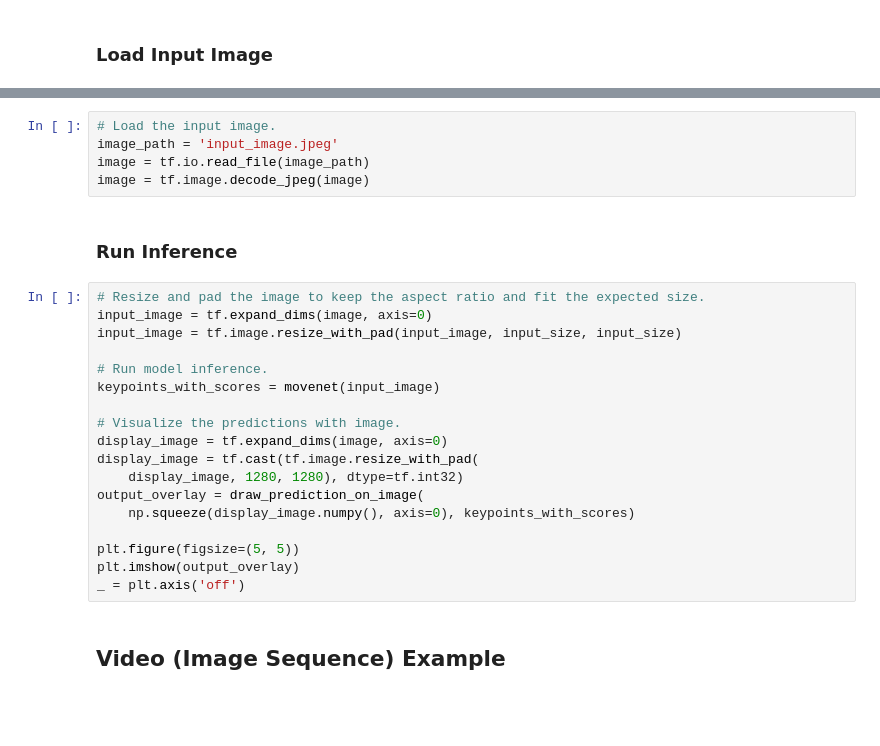
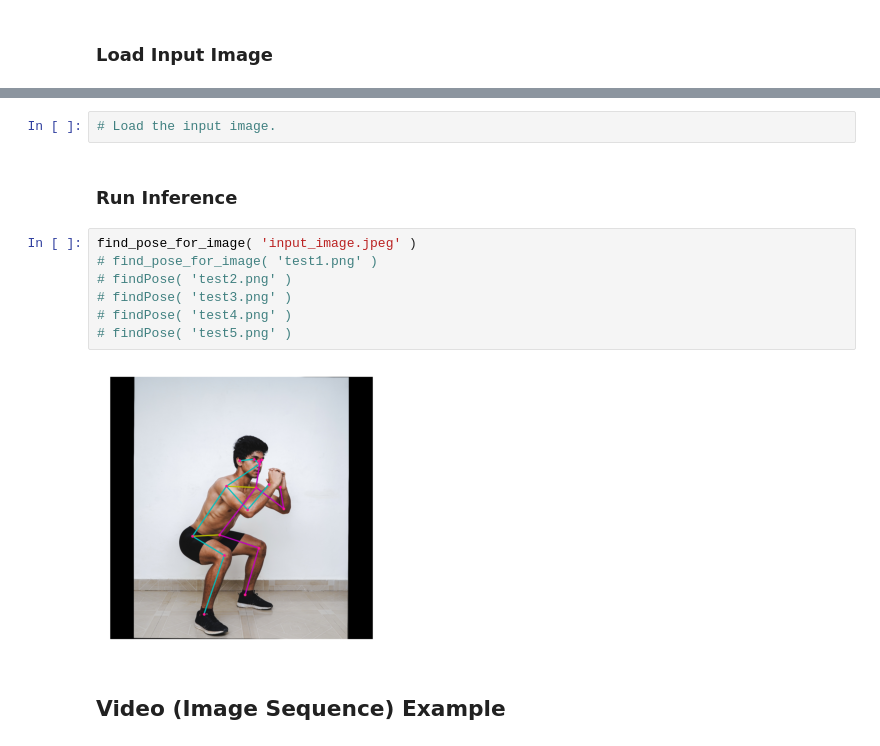
Before and after one commit to shramee/movenet, a Jupyter notebook: work/movenet.ipynb, the cells around one changed output, grey strips where cells are left out. Drawn from its saved outputs; the diff is of its cells as text; blank space fills up the shorter version.

```diff
--- a/work/movenet.ipynb
+++ b/work/movenet.ipynb
@@ -351,28 +327,16 @@ This session demonstrates the minumum working example of running the model on a
-# %%
-# Load the input image.
-image_path = 'input_image.jpeg'
-image = tf.io.read_file(image_path)
-image = tf.image.decode_jpeg(image)
+# %%
+# Load the input image.
 # %% [markdown]
 ### Run Inference
-# %%
-# Resize and pad the image to keep the aspect ratio and fit the expected size.
-input_image = tf.expand_dims(image, axis=0)
-input_image = tf.image.resize_with_pad(input_image, input_size, input_size)
-
-# Run model inference.
-keypoints_with_scores = movenet(input_image)
-
-# Visualize the predictions with image.
-display_image = tf.expand_dims(image, axis=0)
-display_image = tf.cast(tf.image.resize_with_pad(
-    display_image, 1280, 1280), dtype=tf.int32)
-output_overlay = draw_prediction_on_image(
-    np.squeeze(display_image.numpy(), axis=0), keypoints_with_scores)
-
-plt.figure(figsize=(5, 5))
-plt.imshow(output_overlay)
-_ = plt.axis('off')
+# %%
+find_pose_for_image( 'input_image.jpeg' )
+# find_pose_for_image( 'test1.png' )
+# findPose( 'test2.png' )
+# findPose( 'test3.png' )
+# findPose( 'test4.png' )
+# findPose( 'test5.png' )
+# %% [output]
+[figure, added]
 # %% [markdown]
 ## Video (Image Sequence) Example
 # %% [markdown]
```
Also changed, not shown: parts of 7 cells of this notebook, 3 other files.
